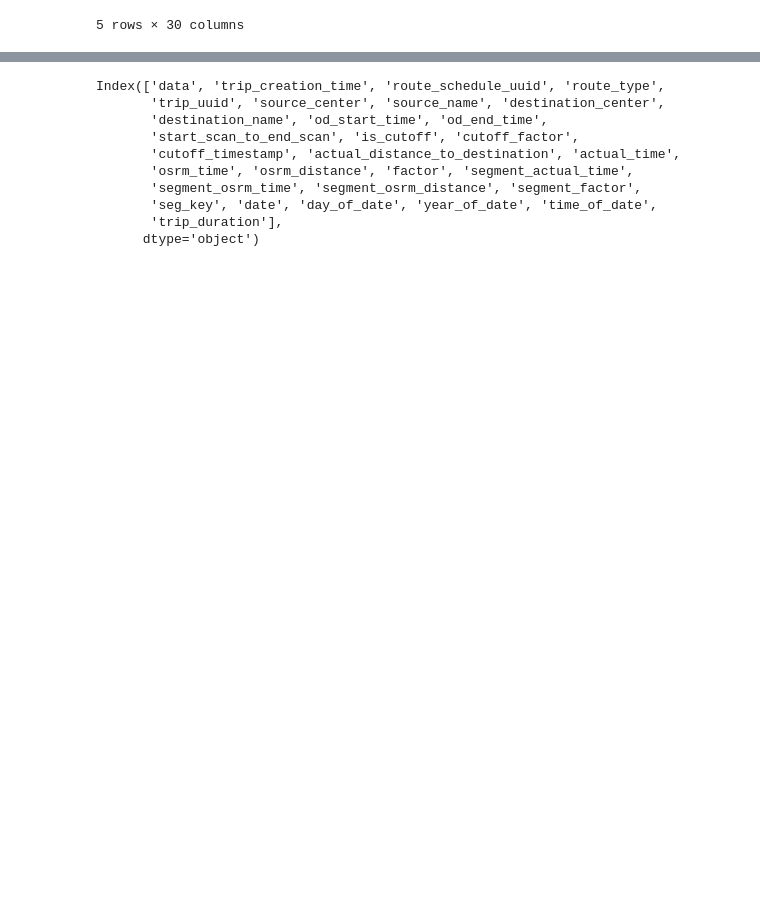
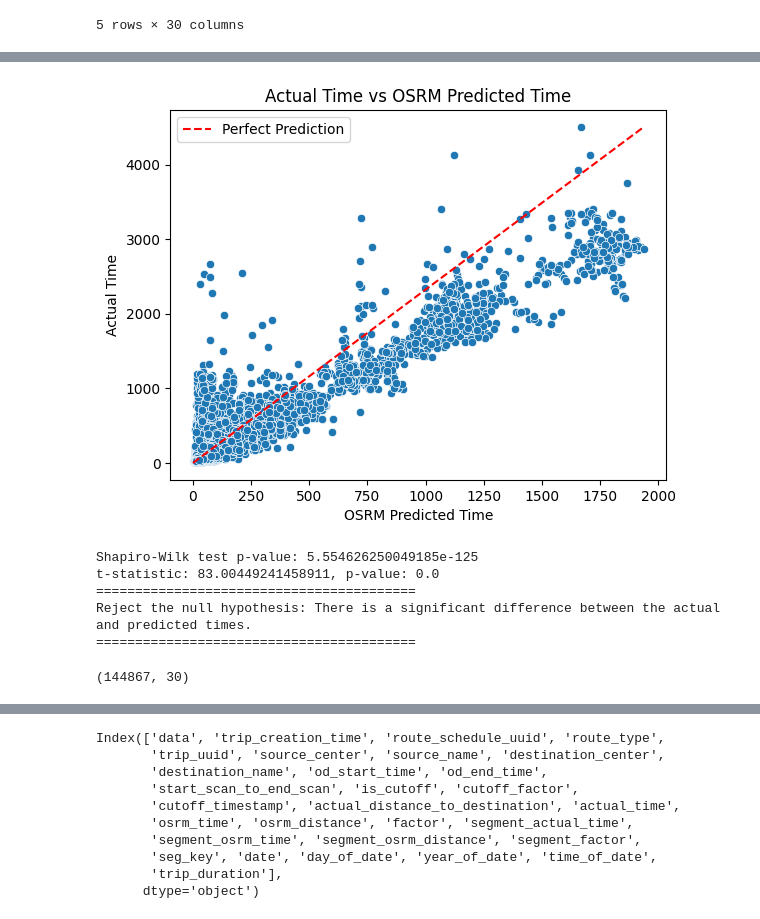
Before and after one commit to Demon-Sheriff/Linear-Alg_ML_fs, a Jupyter notebook: Delhivery_feature_engineering.ipynb, the cells around one changed output, grey strips where cells are left out. Cells and saved outputs as stored; diff of their text form; code cells hidden in the pictures; blank space fills up the shorter version.

Commit message:
Feature engineering and hypothesis testing practice

```diff
--- a/Delhivery_feature_engineering.ipynb
+++ b/Delhivery_feature_engineering.ipynb
@@ -167,0 +242,51 @@ data.head()
+# %%
+# Scatter plot for actual vs OSRM predicted time
+sns.scatterplot(x='segment_osrm_time', y='segment_actual_time', data=data_seg)
+
+# Optionally, you can add a line to show perfect correlation
+plt.plot([0, max(data_seg['segment_osrm_time'])], [0, max(data_seg['segment_actual_time'])], 'r--', label="Perfect Prediction")
+
+plt.xlabel('OSRM Predicted Time')
+plt.ylabel('Actual Time')
+plt.title('Actual Time vs OSRM Predicted Time')
+plt.legend()
+plt.show()
+# %% [output]
+[figure, added]
+# %%
+import scipy.stats as stats
+import numpy as np
+
+# Calculate the difference between actual time and OSRM predicted time
+data_seg['time_diff'] = data_seg['segment_actual_time'] - data_seg['segment_osrm_time']
+
+# Step 1: Check for normality (optional, but recommended)
+# Perform a Shapiro-Wilk test for normality on the differences
+stat, p_value = stats.shapiro(data_seg['time_diff'])
+print(f"Shapiro-Wilk test p-value: {p_value}")
+
+# If p-value < 0.05, the differences are not normally distributed, and you may want to use a non-parametric test like the Wilcoxon signed-rank test.
+
+# Step 2: Perform Paired T-test
+# Null hypothesis: mean difference = 0
+t_stat, p_val = stats.ttest_1samp(data_seg['time_diff'], 0)
+
+print(f"t-statistic: {t_stat}, p-value: {p_val}")
+print("=========================================")
+
+# Step 3: Interpret the result
+if p_val < 0.05:
+    print("Reject the null hypothesis: There is a significant difference between the actual and predicted times.")
+else:
+    print("Fail to reject the null hypothesis: There is no significant difference between the actual and predicted times.")
+print("=========================================")
+# %% [output]
+Shapiro-Wilk test p-value: 5.554626250049185e-125
+t-statistic: 83.00449241458911, p-value: 0.0
+=========================================
+Reject the null hypothesis: There is a significant difference between the actual and predicted times.
+=========================================
+# %%
+data.shape
+# %% [output]
+(144867, 30)
```
Also changed, not shown: parts of 48 cells of this notebook.
